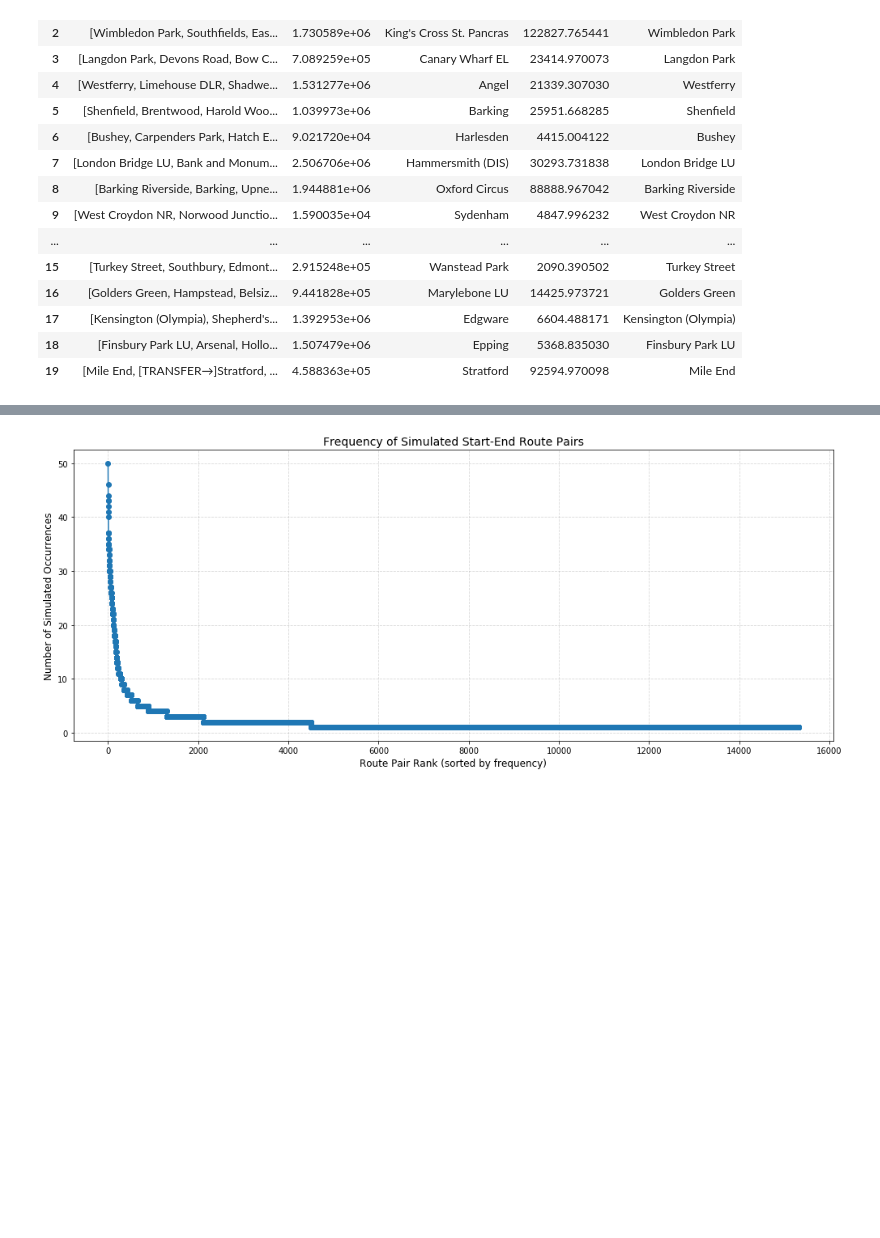
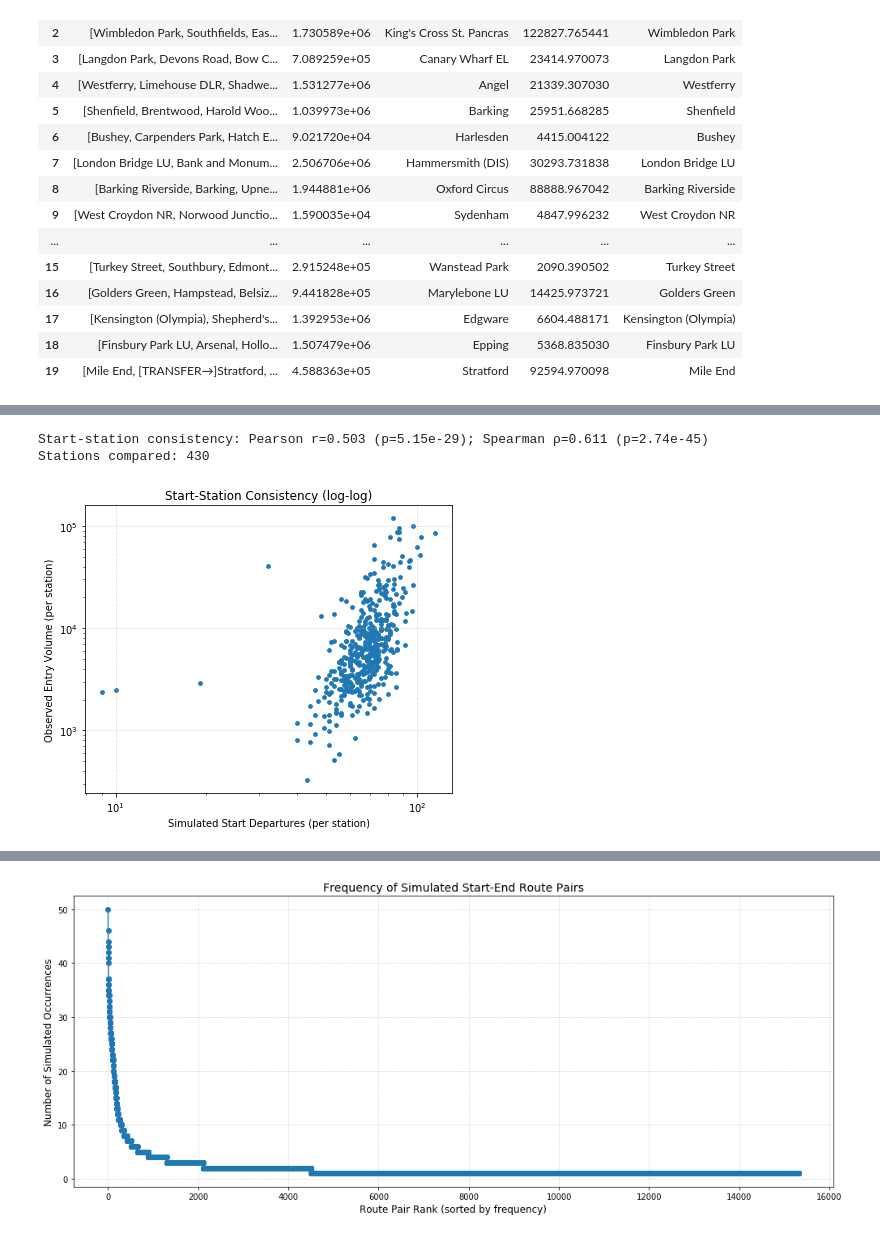
Before and after one commit to Weicher233/Capstone, a Jupyter notebook: Monte_Carlo_P-median_withnotes2.0.ipynb, the cells around one changed output, grey strips where cells are left out. Cells and saved outputs as stored; diff of their text form; code cells hidden in the pictures; blank space fills up the shorter version.

```diff
--- a/Monte_Carlo_P-median_withnotes2.0.ipynb
+++ b/Monte_Carlo_P-median_withnotes2.0.ipynb
@@ -309,0 +445,45 @@ display(df_result.head(20))
+# %%
+def evaluate_start_station_consistency(df_result, df_entries, min_count=1, log_plot=True):
+
+   # Count simulated start station departures
+    start_counts = (
+        df_result["Start"]
+        .dropna()
+        .value_counts()
+        .rename_axis("Station")
+        .reset_index(name="sim_start_count")
+    )
+
+    # Merge with observed entry volumes
+    merged = start_counts.merge(df_entries[["Station", "Total"]], on="Station", how="left")
+    merged["Total"] = merged["Total"].fillna(0)
+
+    # Filter by minimum simulated departures
+    merged = merged[merged["sim_start_count"] >= min_count].copy()
+
+    # Calculate correlation
+    r_p, p_p = pearsonr(merged["sim_start_count"], merged["Total"])
+    r_s, p_s = spearmanr(merged["sim_start_count"], merged["Total"])
+    print(f"Start-station consistency: Pearson r={r_p:.3f} (p={p_p:.3g}); Spearman ρ={r_s:.3f} (p={p_s:.3g})")
+    print(f"Stations compared: {len(merged)}")
+
+    # Scatter plot
+    plt.figure(figsize=(6, 5))
+    plt.scatter(merged["sim_start_count"], merged["Total"], s=14)
+    plt.xlabel("Simulated Start Departures (per station)")
+    plt.ylabel("Observed Entry Volume (per station)")
+    plt.title("Start-Station Consistency: Simulation vs. Observed Entries")
+    if log_plot:
+        plt.xscale("log"); plt.yscale("log")
+        plt.title("Start-Station Consistency (log-log)")
+    plt.grid(True, linestyle='--', alpha=0.4)
+    plt.tight_layout()
+    plt.show()
+
+    return merged
+
+station_eval_start = evaluate_start_station_consistency(df_result, df_entries, min_count=2, log_plot=True)
+# %% [output]
+Start-station consistency: Pearson r=0.503 (p=5.15e-29); Spearman ρ=0.611 (p=2.74e-45)
+Stations compared: 430
+[figure, added]
```
Also changed, not shown: parts of 35 cells of this notebook.
